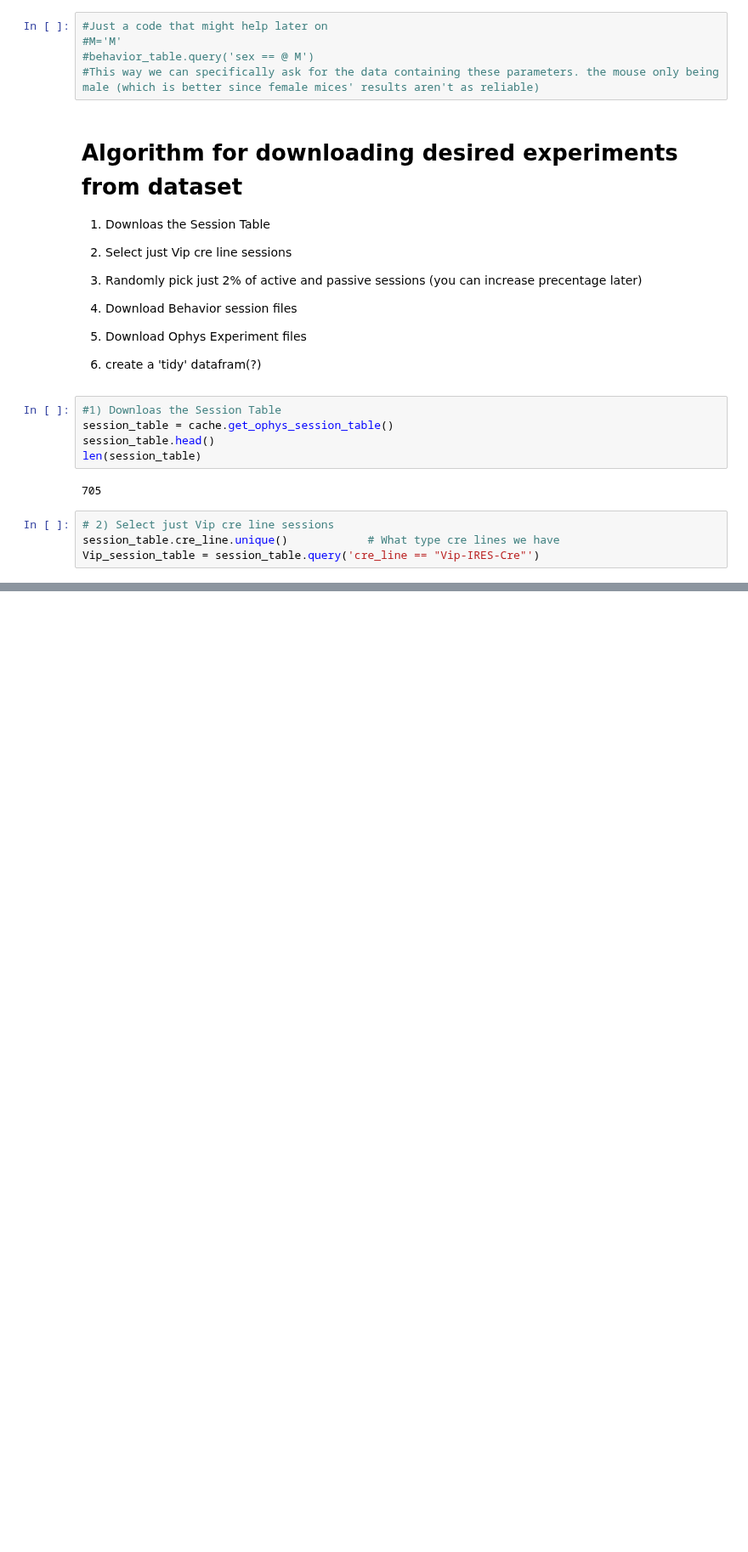
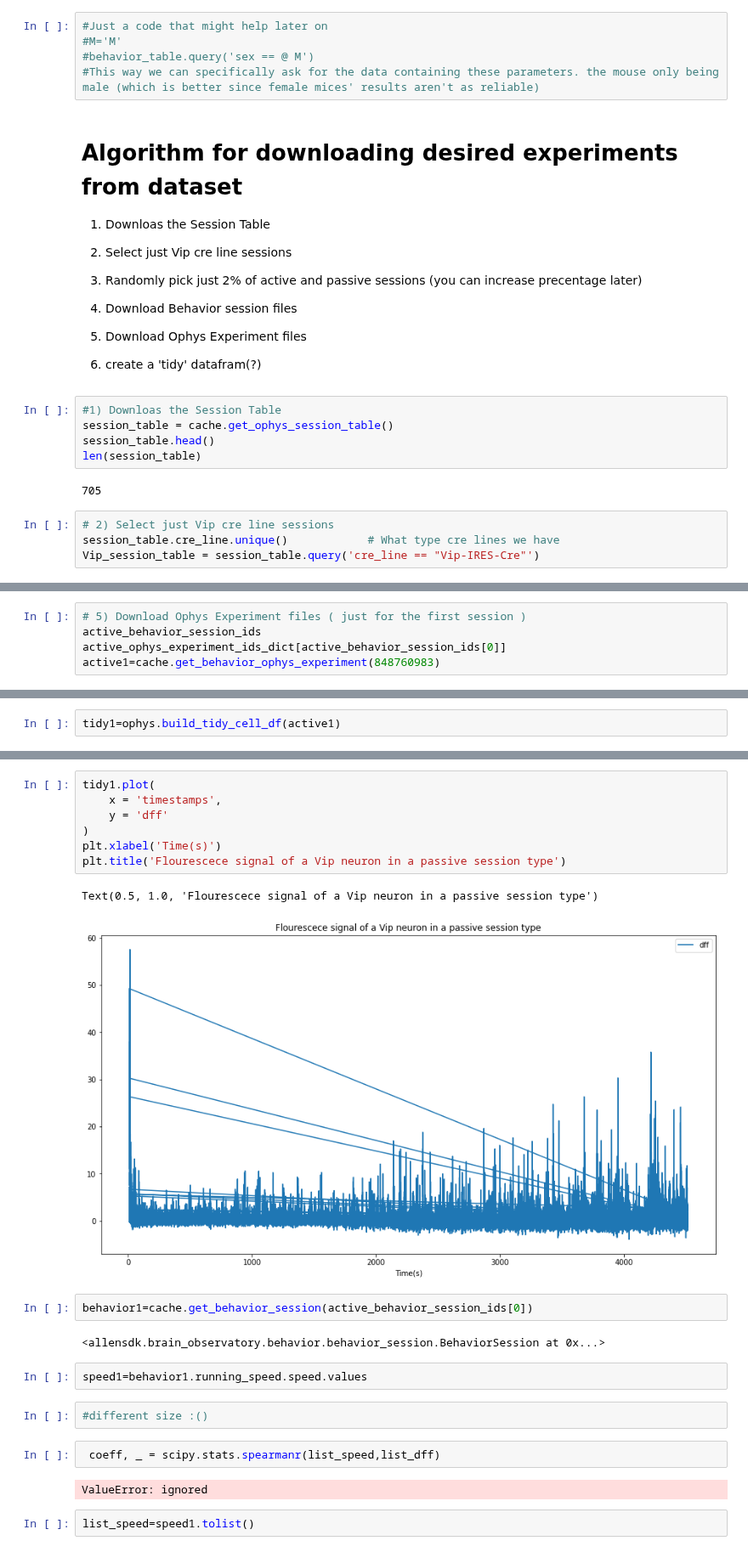
Before and after one commit to MiladQolami/NeuroMatch_2022_group_project, a Jupyter notebook: Coding_Exercise.ipynb, the cells around one changed output, grey strips where cells are left out. Shown at 85% size. Drawn from its saved outputs; the diff is of its cells as text; blank space fills up the shorter version.

```diff
--- a/Coding_Exercise.ipynb
+++ b/Coding_Exercise.ipynb
@@ -420,0 +433,5 @@ for active_experiment_id_list in active_experiment_ids:
+# %%
+# 5) Download Ophys Experiment files ( just for the first session )
+active_behavior_session_ids
+active_ophys_experiment_ids_dict[active_behavior_session_ids[0]]
+active1=cache.get_behavior_ophys_experiment(848760983)
@@ -420,0 +457,2 @@ for active_experiment_id_list in active_experiment_ids:
+# %%
+tidy1=ophys.build_tidy_cell_df(active1)
@@ -420,0 +473,24 @@ for active_experiment_id_list in active_experiment_ids:
+# %%
+tidy1.plot(
+    x = 'timestamps',
+    y = 'dff'
+)
+plt.xlabel('Time(s)')
+plt.title('Flourescece signal of a Vip neuron in a passive session type')
+# %% [output]
+Text(0.5, 1.0, 'Flourescece signal of a Vip neuron in a passive session type')
+[figure, added]
+# %%
+behavior1=cache.get_behavior_session(active_behavior_session_ids[0])
+# %% [output]
+<allensdk.brain_observatory.behavior.behavior_session.BehaviorSession at 0x...>
+# %%
+speed1=behavior1.running_speed.speed.values
+# %%
+#different size :()
+# %%
+ coeff, _ = scipy.stats.spearmanr(list_speed,list_dff)
+# %% [output]
+ValueError: ignored
+# %%
+list_speed=speed1.tolist()
```
Also changed, not shown: parts of 14 cells of this notebook.
